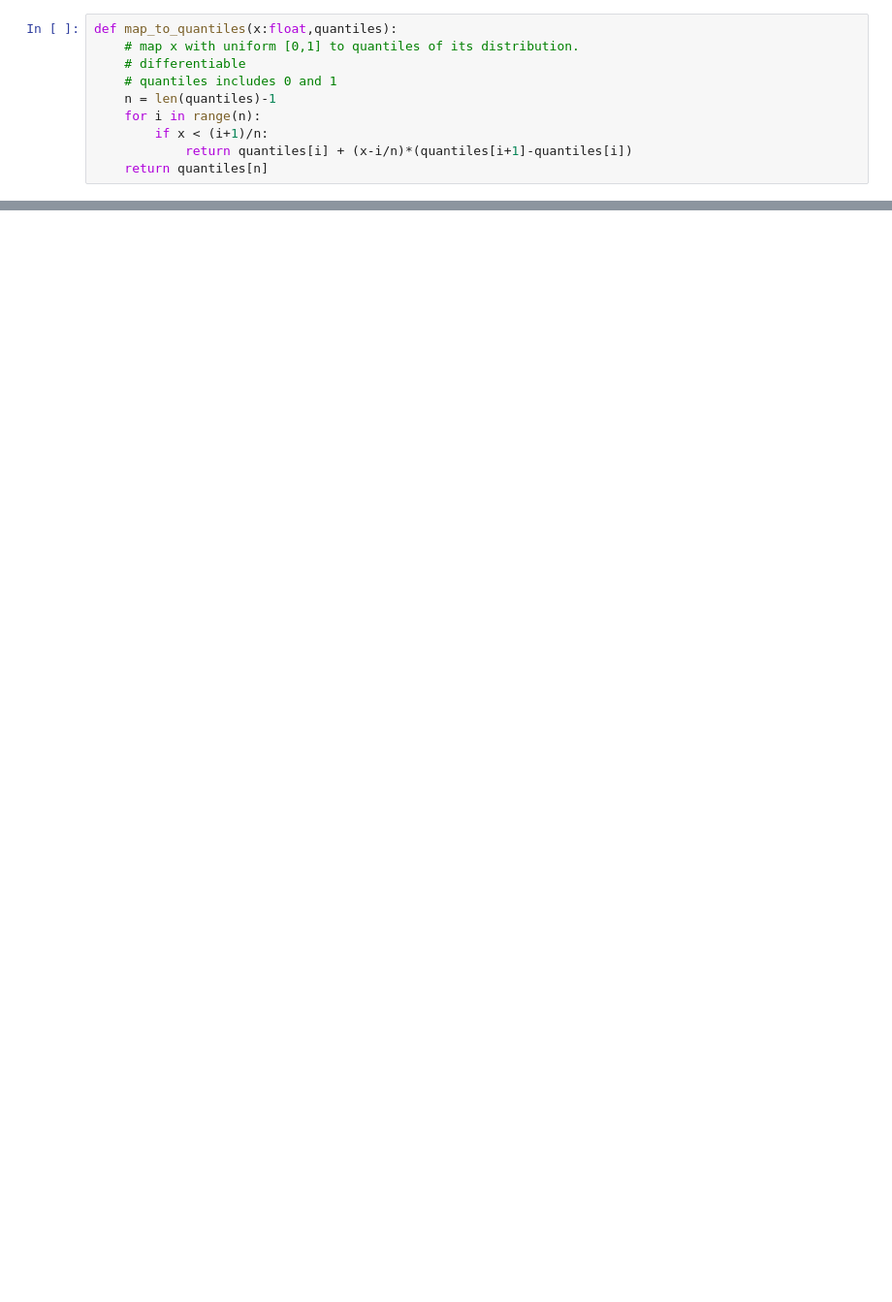
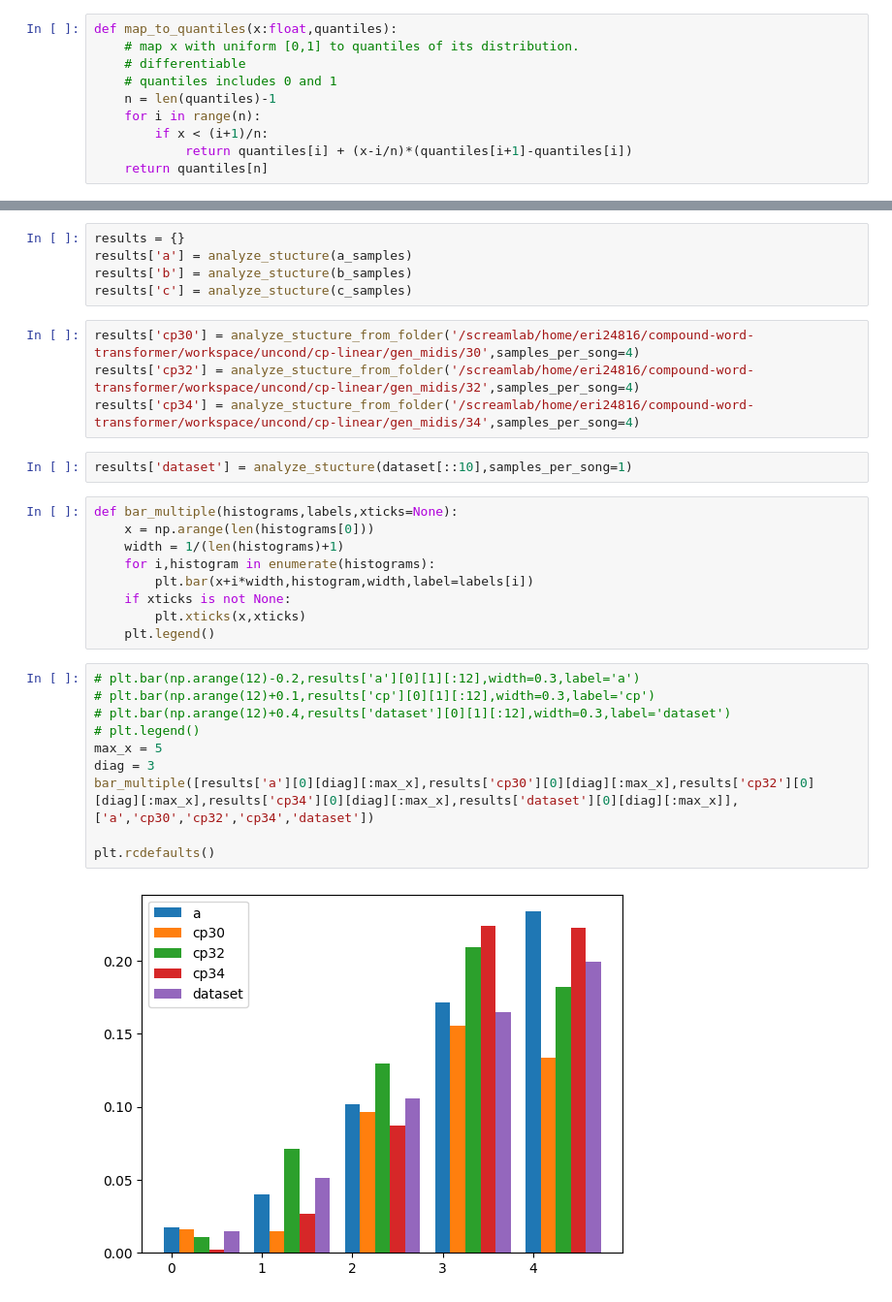
Before and after one commit to eri24816/improved-diffusion, a Jupyter notebook: analysis/metrics/test.ipynb, the cells around one changed output, grey strips where cells are left out. Shown at 97% size. Saved outputs shown, nothing was run; the diff lists cells and outputs as text; blank space fills up the shorter version.

```diff
--- a/analysis/metrics/test.ipynb
+++ b/analysis/metrics/test.ipynb
@@ -241,0 +579,32 @@ tensor([1.])
+# %%
+results = {}
+results['a'] = analyze_stucture(a_samples)
+results['b'] = analyze_stucture(b_samples)
+results['c'] = analyze_stucture(c_samples)
+# %%
+results['cp30'] = analyze_stucture_from_folder('/screamlab/home/eri24816/compound-word-transformer/workspace/uncond/cp-linear/gen_midis/30',samples_per_song=4)
+results['cp32'] = analyze_stucture_from_folder('/screamlab/home/eri24816/compound-word-transformer/workspace/uncond/cp-linear/gen_midis/32',samples_per_song=4)
+results['cp34'] = analyze_stucture_from_folder('/screamlab/home/eri24816/compound-word-transformer/workspace/uncond/cp-linear/gen_midis/34',samples_per_song=4)
+# %%
+results['dataset'] = analyze_stucture(dataset[::10],samples_per_song=1)
+# %%
+def bar_multiple(histograms,labels,xticks=None):
+    x = np.arange(len(histograms[0]))
+    width = 1/(len(histograms)+1)
+    for i,histogram in enumerate(histograms):
+        plt.bar(x+i*width,histogram,width,label=labels[i])
+    if xticks is not None:
+        plt.xticks(x,xticks)
+    plt.legend()
+# %%
+# plt.bar(np.arange(12)-0.2,results['a'][0][1][:12],width=0.3,label='a')
+# plt.bar(np.arange(12)+0.1,results['cp'][0][1][:12],width=0.3,label='cp')
+# plt.bar(np.arange(12)+0.4,results['dataset'][0][1][:12],width=0.3,label='dataset')
+# plt.legend()
+max_x = 5
+diag = 3
+bar_multiple([results['a'][0][diag][:max_x],results['cp30'][0][diag][:max_x],results['cp32'][0][diag][:max_x],results['cp34'][0][diag][:max_x],results['dataset'][0][diag][:max_x]],['a','cp30','cp32','cp34','dataset'])
+
+plt.rcdefaults()
+# %% [output]
+[figure, added]
```
Also changed, not shown: parts of 36 cells of this notebook, 18 other files.
